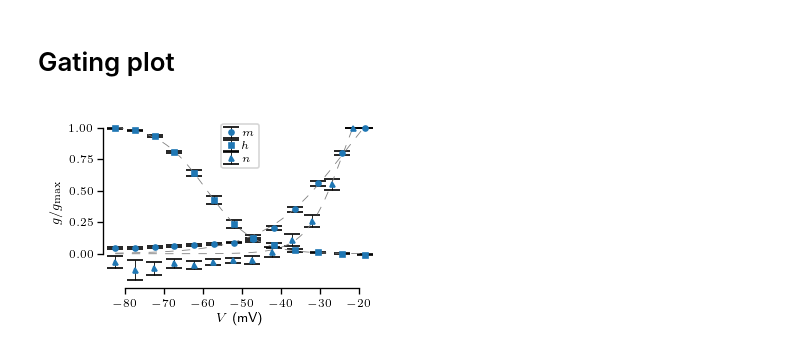
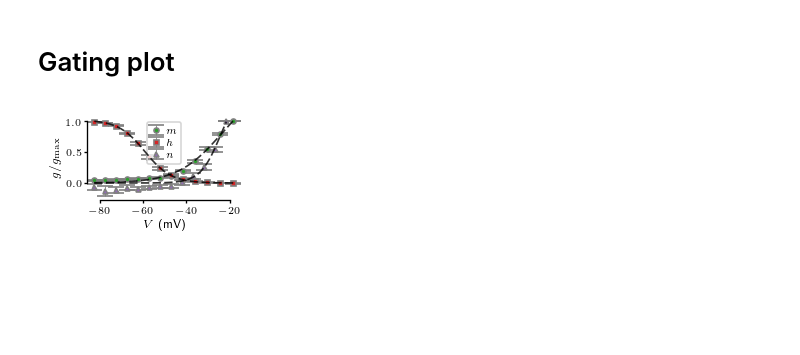
Before and after one commit to nauralcodinglab/raphegif, a Jupyter notebook: figs/scripts/writeup/ser_gating.ipynb, the cells around one changed output. Cells and saved outputs as stored; diff of their text form; code cells hidden in the pictures; blank space fills up the shorter version.

```diff
--- a/figs/scripts/writeup/ser_gating.ipynb
+++ b/figs/scripts/writeup/ser_gating.ipynb
@@ -162,34 +193,44 @@ def get_plot_coordinates_with_error(pdata, error_type='sem'):
 
     return {'x': x, 'y': y_mean, 'yerr': y_err}
 # %%
-plt_params = {'ls': 'none', 'capsize': 5, 'ecolor': 'k', 'markersize': 3}
+plt_params = {'ls': 'none', 'capsize': 5, 'ecolor': 'gray', 'markersize': 3}
 
-plt.figure(figsize=(3, 2))
+plt.figure(figsize=(1.7, 1))
 
 plt.errorbar(
-    marker='o', label='$m$',
+    marker='o', label='$m$', color=colors['m'], markeredgecolor='gray',
     **dict(plt_params, **get_plot_coordinates_with_error(pdata['peakact']))
 )
 plt.errorbar(
-    marker='s', label='$h$',
+    marker='s', label='$h$', color=colors['h'], markeredgecolor='gray',
     **dict(plt_params, **get_plot_coordinates_with_error(pdata['peakinact']))
 )
 plt.errorbar(
-    marker='^', label='$n$',
+    marker='^', label='$n$', color=colors['n'], markeredgecolor='gray',
     **dict(plt_params, **get_plot_coordinates_with_error(pdata['ss']))
 )
 for key in fittedpts:
-    plt.plot(fittedpts[key][1, :], fittedpts[key][0, :], '--', color='gray', dashes=(10, 10))
-plt.yticks([0, 0.25, 0.5, 0.75, 1])
+    plt.plot(
+        fittedpts[key][1, :],
+        fittedpts[key][0, :],
+        '--',
+        color=colors['fit'],
+        alpha=0.8,
+        lw=1,
+        dashes=(5, 2),
+        zorder=100
+    )
+plt.yticks([0, 0.5, 1])
 plt.xlabel('$V$ (mV)')
 plt.ylabel(r'$g/g_{\mathrm{max}}$')
 plt.legend(loc='upper center')
 
 sns.despine(trim=True)
 
-plt.tight_layout()
+plt.subplots_adjust(left=0.2, bottom=0.26, top=0.95, right=0.95)
 
 if IMG_PATH is not None:
     plt.savefig(os.path.join(IMG_PATH, 'ser_gating_curves.png'))
+    plt.savefig(os.path.join(IMG_PATH, 'ser_gating_curves.svg'))
 # %% [output]
-[figure, old version]
+[figure, new version]
```
Also changed, not shown: parts of 4 cells of this notebook, 1 other file.
